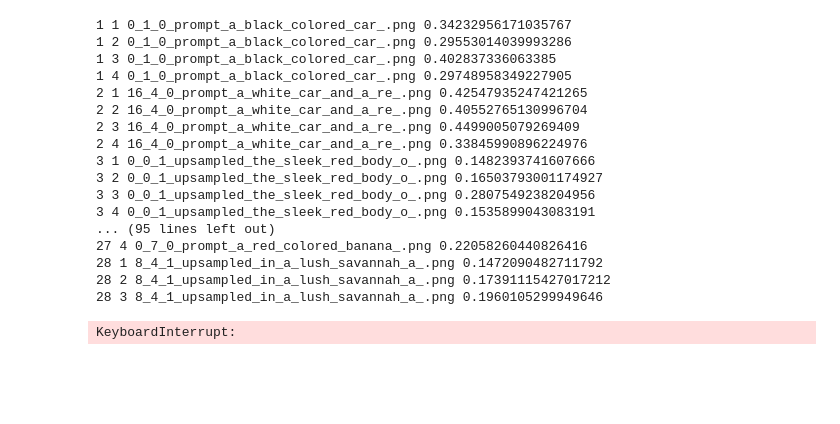
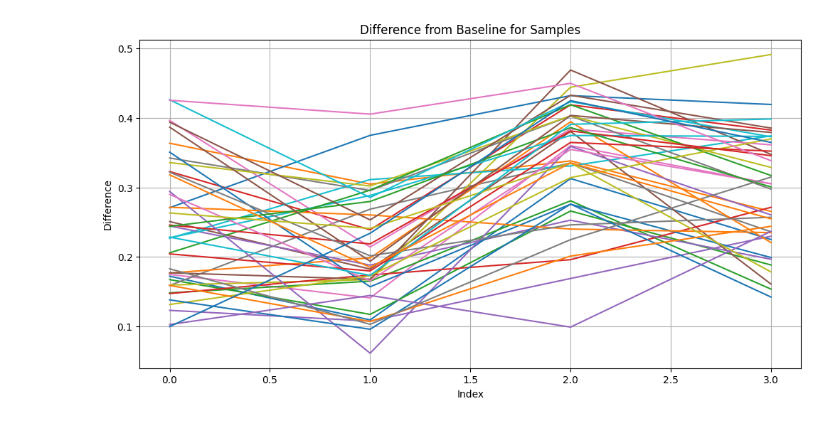
Before and after one commit to brianfitzgerald/smolmodels, a Jupyter notebook: clip_eval.ipynb, the cells around one changed output. Saved outputs shown, nothing was run; the diff lists cells and outputs as text; code cells hidden in the pictures; blank space fills up the shorter version.

```diff
--- a/clip_eval.ipynb
+++ b/clip_eval.ipynb
@@ -2,14 +2,16 @@
 import transformers
 import matplotlib.pyplot as plt
 import torch
-import clip
 from transformers.models.clip.modeling_clip import CLIPModel
 from transformers.models.clip.processing_clip import CLIPProcessor
 from PIL import Image
+import numpy as np
+import matplotlib.pyplot as plt
 
-device = "cpu"
 
-model = CLIPModel.from_pretrained("openai/clip-vit-base-patch32")
+device = "mps"
+
+model = CLIPModel.from_pretrained("openai/clip-vit-base-patch32").to(device)
 preprocess = CLIPProcessor.from_pretrained("openai/clip-vit-base-patch32")
 # %%
 import os
@@ -30,6 +32,7 @@ def clip_encode_image(image_path):
     # Load the image
     img = Image.open(image_path)
     image = preprocess(images=[img], return_tensors="pt", padding=True)
+    image = {k: v.to(device) for k, v in image.items()}
 
     with torch.no_grad():
         image_features = model.get_image_features(**image)
@@ -54,28 +57,32 @@ sample_dirs = ['samples/samples_15', 'samples/samples_15_lq', 'samples/samples_m
 sample_dir_files = [get_sorted_files(d) for d in sample_dirs]
 
 common_files = list(set(sample_dir_files[0]).intersection(*sample_dir_files))
+
+distances = []
+
 for i, file in enumerate(common_files):
     baseline_file = f'{sample_dirs[0]}/{file}'
+    distances_for_file = []
     for j, sample_dir in enumerate(sample_dirs[1:]):
         sample_file = f'{sample_dir}/{file}'
         distance = calculate_clip_distance(baseline_file, sample_file)
         print(f'{i+1} {j+1} {file} {distance}')
+        distances_for_file.append(distance)
+    distances.append(distances_for_file)
-# %% [output]
-1 1 0_1_0_prompt_a_black_colored_car_.png 0.34232956171035767
-1 2 0_1_0_prompt_a_black_colored_car_.png 0.29553014039993286
-1 3 0_1_0_prompt_a_black_colored_car_.png 0.402837336063385
-1 4 0_1_0_prompt_a_black_colored_car_.png 0.29748958349227905
-2 1 16_4_0_prompt_a_white_car_and_a_re_.png 0.42547935247421265
-2 2 16_4_0_prompt_a_white_car_and_a_re_.png 0.40552765130996704
-2 3 16_4_0_prompt_a_white_car_and_a_re_.png 0.4499005079269409
-2 4 16_4_0_prompt_a_white_car_and_a_re_.png 0.33845990896224976
-3 1 0_0_1_upsampled_the_sleek_red_body_o_.png 0.1482393741607666
-3 2 0_0_1_upsampled_the_sleek_red_body_o_.png 0.16503793001174927
-3 3 0_0_1_upsampled_the_sleek_red_body_o_.png 0.2807549238204956
-3 4 0_0_1_upsampled_the_sleek_red_body_o_.png 0.1535899043083191
-... (95 lines left out)
-27 4 0_7_0_prompt_a_red_colored_banana_.png 0.22058260440826416
-28 1 8_4_1_upsampled_in_a_lush_savannah_a_.png 0.1472090482711792
-28 2 8_4_1_upsampled_in_a_lush_savannah_a_.png 0.17391115427017212
-28 3 8_4_1_upsampled_in_a_lush_savannah_a_.png 0.1960105299949646
-KeyboardInterrupt:
+# %%
+sample_values = np.array(distances)
+
+# Calculate differences between baseline and sample values for each sample
+
+# Plotting
+plt.figure(figsize=(12, 6))
+for i in range(len(distances)):
+    plt.plot(distances[i], label=f'Sample {i+1}')
+
+plt.title('Difference from Baseline for Samples')
+plt.xlabel('Index')
+plt.ylabel('Difference')
+plt.grid(True)
+plt.show()
+# %% [output]
+[figure, added]
```
